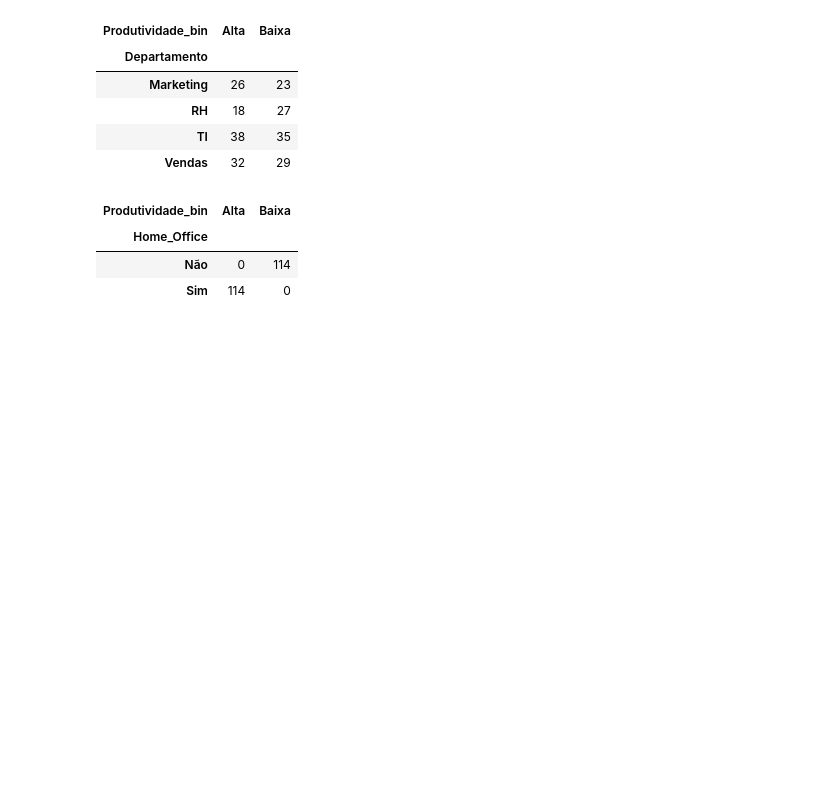
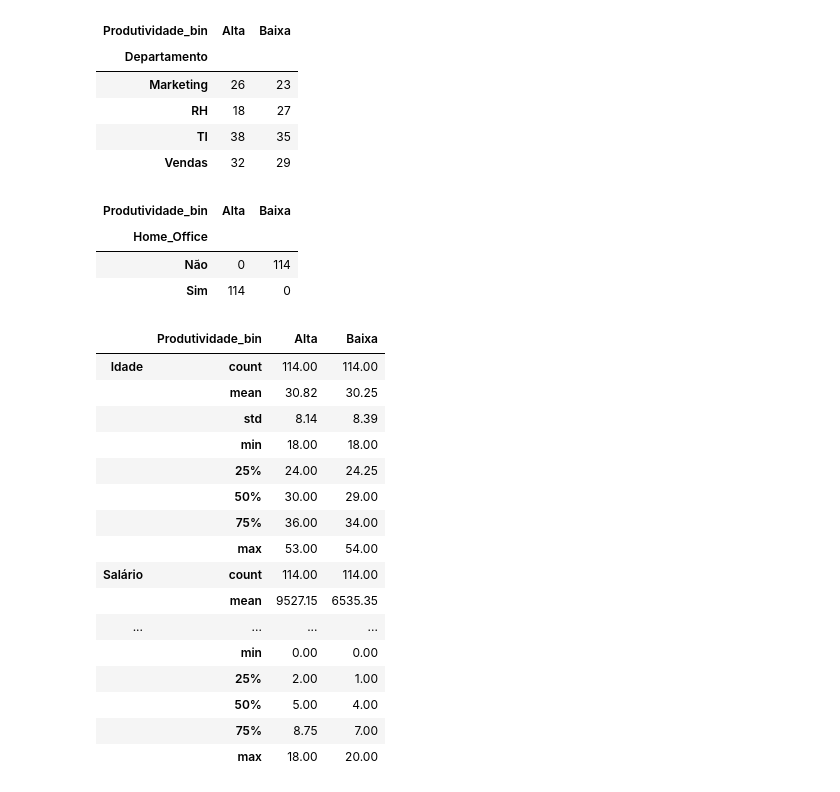
Before and after one commit to pedrocovisi/dados_e_decisoes, a Jupyter notebook: dados_e_decisoes.ipynb, the cells around one changed output. Drawn from its saved outputs; the diff is of its cells as text; code cells hidden in the pictures; blank space fills up the shorter version.

```diff
--- a/dados_e_decisoes.ipynb
+++ b/dados_e_decisoes.ipynb
@@ -328,6 +328,27 @@ display(pd.crosstab(df['Home_Office'], df['Produtividade_bin']))
 | Home_Office |  |  |
 | Não | 0 | 114 |
 | Sim | 114 | 0 |
+# %%
+variaveis = ['Idade', 'Salário', 'Horas_Trabalhadas', 'Satisfação', 'Tempo_Empresa', 'Cursos_Realizados']
+display(df.groupby('Produtividade_bin')[variaveis].describe().round(2).T)
+# %% [output]
+|  | Produtividade_bin | Alta | Baixa |
+| Idade | count | 114.00 | 114.00 |
+|  | mean | 30.82 | 30.25 |
+|  | std | 8.14 | 8.39 |
+|  | min | 18.00 | 18.00 |
+|  | 25% | 24.00 | 24.25 |
+|  | 50% | 30.00 | 29.00 |
+|  | 75% | 36.00 | 34.00 |
+|  | max | 53.00 | 54.00 |
+| Salário | count | 114.00 | 114.00 |
+|  | mean | 9527.15 | 6535.35 |
+| ... | ... | ... | ... |
+|  | min | 0.00 | 0.00 |
+|  | 25% | 2.00 | 1.00 |
+|  | 50% | 5.00 | 4.00 |
+|  | 75% | 8.75 | 7.00 |
+|  | max | 18.00 | 20.00 |
 # %% [markdown]
 ## Análise da correlação entre Produtividade_Bin com outras variáveis.
 
```
Also changed, not shown: parts of 11 cells of this notebook.
